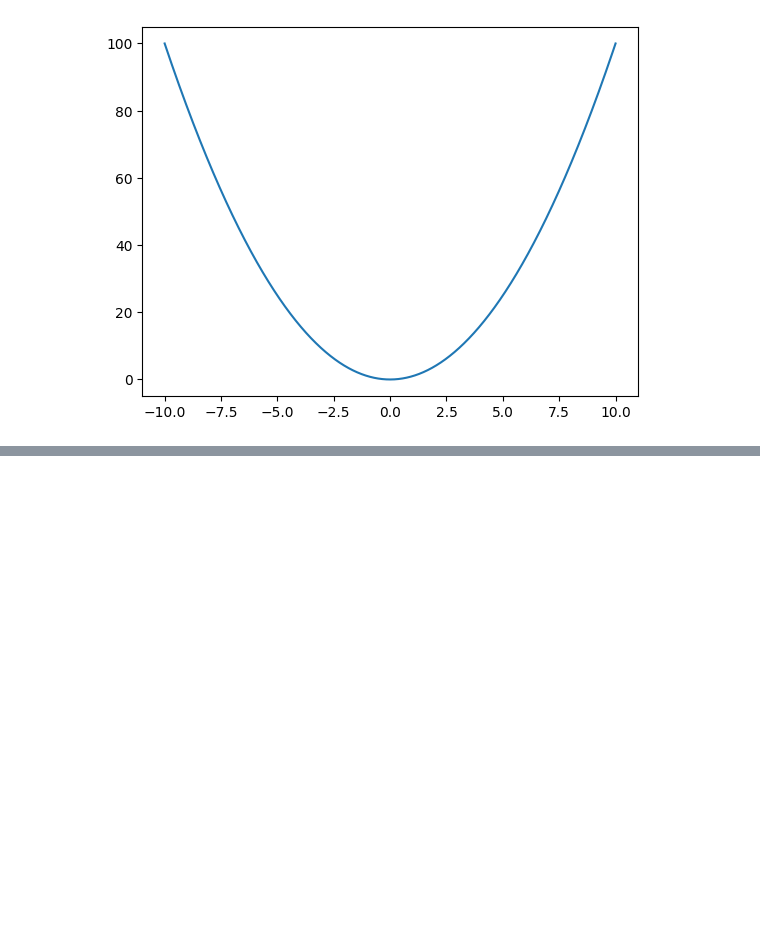
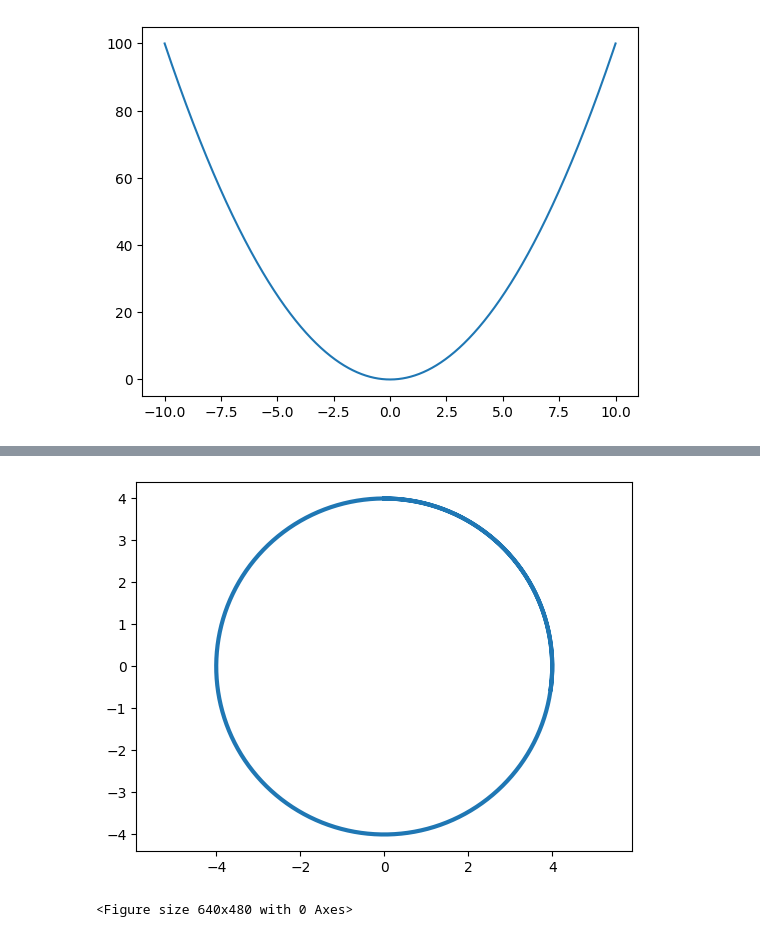
Before and after one commit to akirauruma/pycoursemipt, a Jupyter notebook: miptcourse.ipynb, the cells around one changed output, grey strips where cells are left out. Cells and saved outputs as stored; diff of their text form; code cells hidden in the pictures; blank space fills up the shorter version.

```diff
--- a/miptcourse.ipynb
+++ b/miptcourse.ipynb
@@ -26,0 +72,16 @@ plt.show()
+# %%
+r = 4
+plt.plot(r * np.sin(phi), r*np.cos(phi), lw = 3)
+plt.axis('equal')
+plt.show()
+# %% [output]
+[figure, added]
+# %%
+ax = axes3d.Axes3D(plt.figure())
+i = np.arange(-1, 1, 0.01)
+X, Y = np.meshgrid(i, i)
+Z = X ** 2 - Y ** 2
+ax.plot_wireframe(X, Y, Z, rstride = 10, cstride = 10)
+plt.show()
+# %% [output]
+<Figure size 640x480 with 0 Axes>
```
Also changed, not shown: parts of 5 cells of this notebook, 3 other files.
